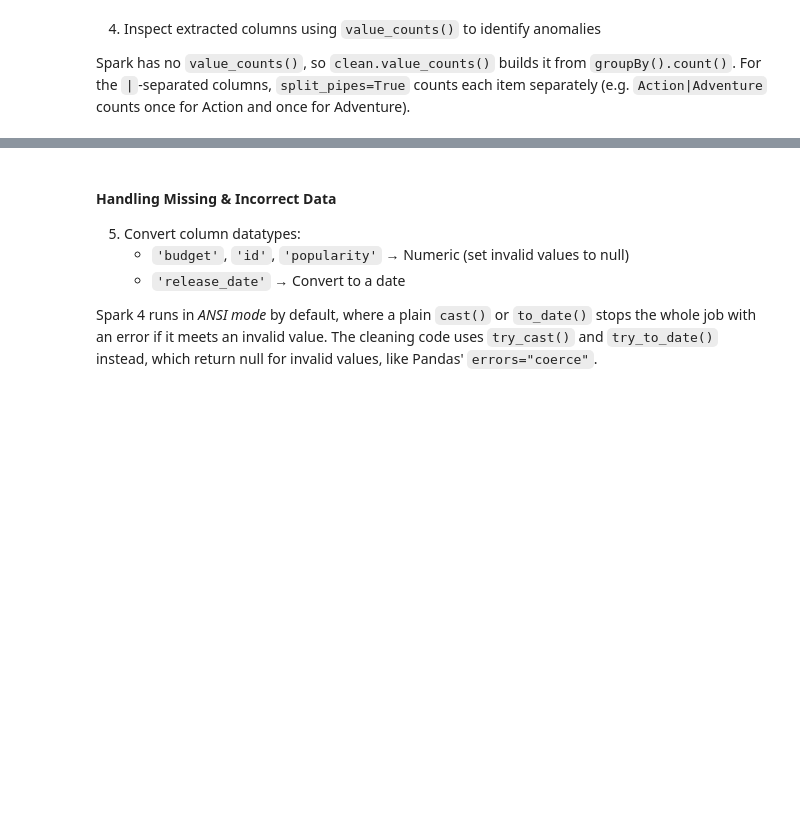
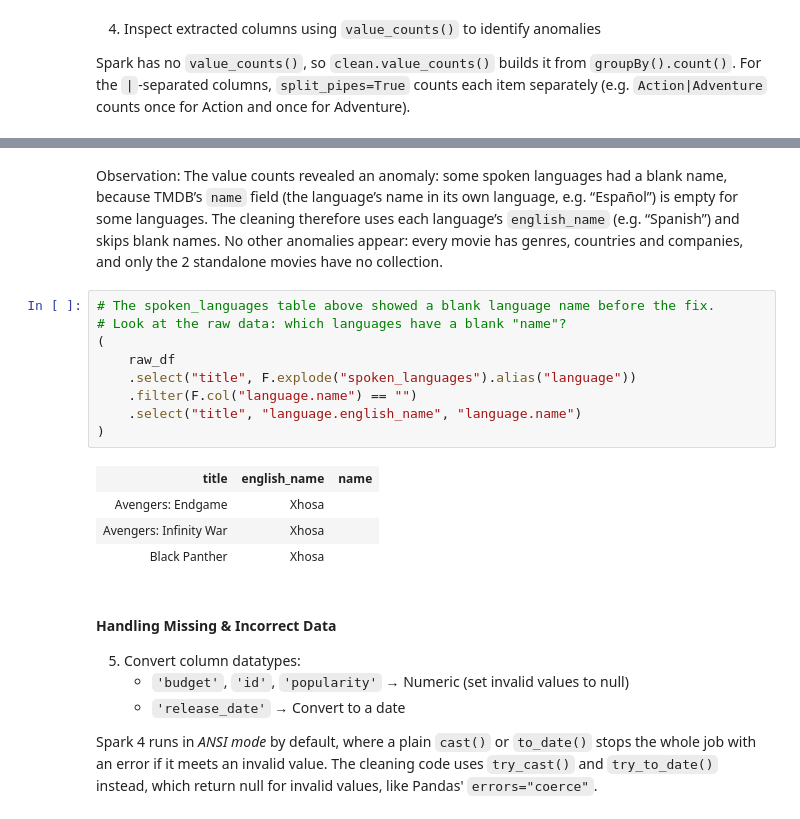
Before and after one commit to Molo-M/Spark-TMDB-Movie-Analysis, a Jupyter notebook: notebooks/Movie-Analysis-Notebook.ipynb, the cells around one changed output, grey strips where cells are left out. Cells and saved outputs as stored; diff of their text form; blank space fills up the shorter version.

Commit message:
Skip blank names and use English language names in cleaning

```diff
--- a/notebooks/Movie-Analysis-Notebook.ipynb
+++ b/notebooks/Movie-Analysis-Notebook.ipynb
@@ -202,6 +202,22 @@ for col in ["genres", "spoken_languages", "production_countries", "production_co
 |Pixar                        |1    |
 |Warner Bros. Pictures        |1    |
 +-----------------------------+-----+
+# %% [markdown]
+Observation: The value counts revealed an anomaly: some spoken languages had a blank name, because TMDB’s `name` field (the language’s name in its own language, e.g. “Español”) is empty for some languages. The cleaning therefore uses each language’s `english_name` (e.g. “Spanish”) and skips blank names. No other anomalies appear: every movie has genres, countries and companies, and only the 2 standalone movies have no collection.
+# %%
+# The spoken_languages table above showed a blank language name before the fix.
+# Look at the raw data: which languages have a blank "name"?
+(
+    raw_df
+    .select("title", F.explode("spoken_languages").alias("language"))
+    .filter(F.col("language.name") == "")
+    .select("title", "language.english_name", "language.name")
+)
+# %% [output]
+| title | english_name | name |
+| Avengers: Endgame | Xhosa |  |
+| Avengers: Infinity War | Xhosa |  |
+| Black Panther | Xhosa |  |
 # %% [markdown]
 #### Handling Missing & Incorrect Data
 5. Convert column datatypes:
```
Also changed, not shown: parts of 2 cells of this notebook, 1 other file.
